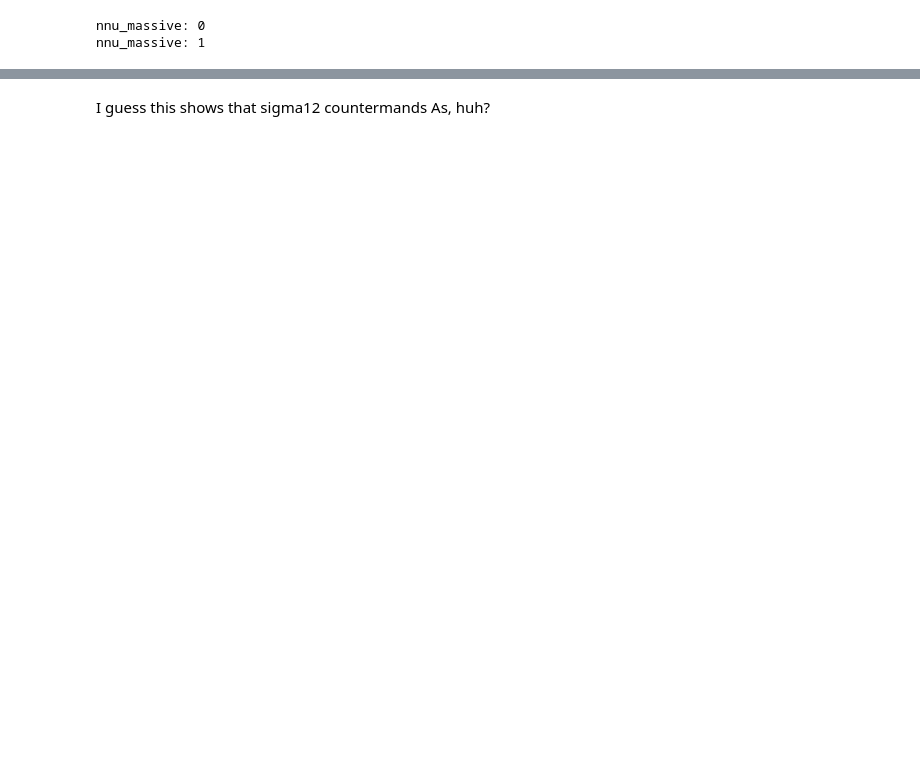
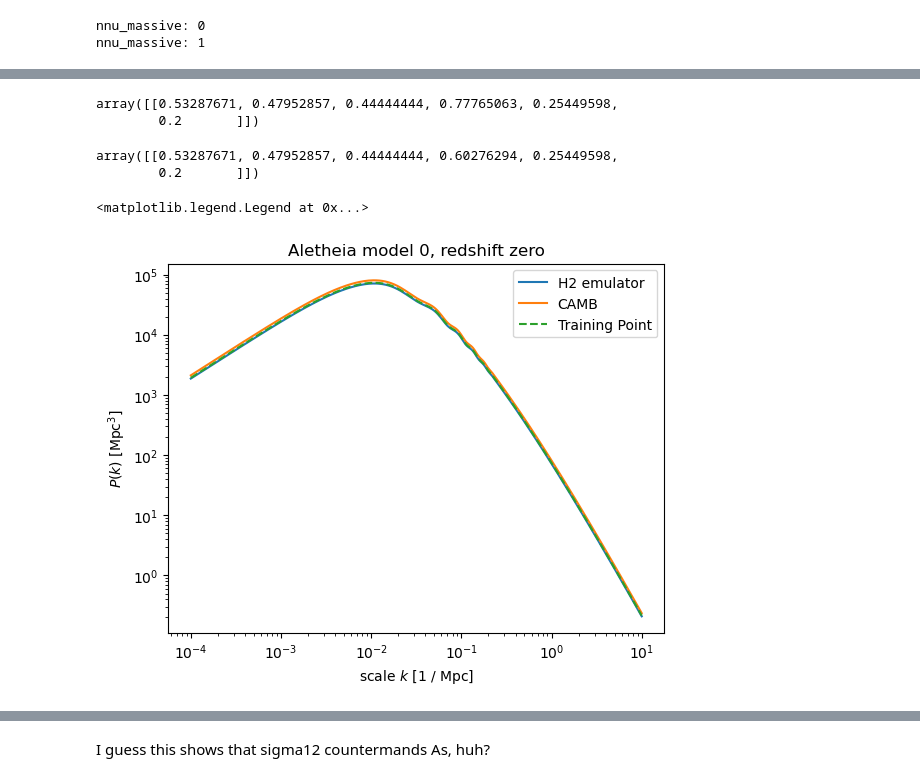
Before and after one commit to 3276908917/Master, a Jupyter notebook: CAMB_notebooks/emulator/H_massive_emulator.ipynb, the cells around one changed output, grey strips where cells are left out. Drawn from its saved outputs; the diff is of its cells as text; code cells hidden in the pictures; blank space fills up the shorter version.

```diff
--- a/CAMB_notebooks/emulator/H_massive_emulator.ipynb
+++ b/CAMB_notebooks/emulator/H_massive_emulator.ipynb
@@ -109,9 +104,6 @@ def inverse_ytransform(raw_prediction):
     return np.exp(raw_prediction * ystdev + ymu)
 # %%
 def xtransform(configuration):
-    return (configuration - xmu) / xstdev
-
-def xtransform2(configuration):
     return (configuration - xmin) / xrange
 # %%
 pb.loglog(scales, inverse_ytransform(Y_normalized[0]))
@@ -131,6 +117,6 @@ print(X_normalized.shape, Y_normalized.shape)
 # %%
 kernel = GPy.kern.RBF(input_dim=6, variance=1., lengthscale=1.)
-m = GPy.models.GPRegression(X_normalized,Y_normalized,kernel)
+m = GPy.models.GPRegression(X, Y_normalized, kernel)
 # %%
 test_omnuh2 = 0.002
 
@@ -158,20 +144,17 @@ p_m0truth2, actual_sigma12, best_z = ged.interpolate_cell(m0_with_neuts, scales)
 nnu_massive: 0
 nnu_massive: 1
 # %%
-import pickle
-
 if regenerate:
-    assert False, "you should give this emulator a new name instead of over-writing"
     m.constrain_positive('') # '' is a regex matching all parameter names
     m.optimize()
 
     m.ymu = ymu
     m.ystdev = ystdev
-    m.xmu = xmu
-    m.xstdev = xstdev
-    pickle.dump(m, open("analyses/massive_emulator_G7b.nucomet", "wb"), protocol=5)
+    m.xmin = xmin
+    m.xrange = xrange
+    pickle.dump(m, open("analyses/massive_emulator_" + emu_vlabel + ".cle", "wb"), protocol=5)
 else:
-    m = pickle.load(open("analyses/massive_emulator_G7b.nucomet", "rb"))
+    m = pickle.load(open("analyses/massive_emulator_" + emu_vlabel + ".cle", "rb"))
 # %%
 # Remember that the structure of an hc entry is DIFFERENT NOW
 # omb, omc, ns, s12, As, omnu
@@ -183,2 +176,19 @@ x
+# %%
+xtransform(x)
+# %% [output]
+array([[0.53287671, 0.47952857, 0.44444444, 0.77765063, 0.25449598,
+        0.2       ]])
+# %%
+# Remember that the structure of an hc entry is DIFFERENT NOW
+# omb, omc, ns, s12, As, omnu
+x_sigma12_2 = np.array([np.array([
+    m0_with_neuts['ombh2'], m0_with_neuts['omch2'], m0_with_neuts['n_s'],
+    s_m0truth ** 2, m0_with_neuts['A_s'], m0_with_neuts['omnuh2']
+])])
+xtransform(x_sigma12_2)
+# %% [output]
+array([[0.53287671, 0.47952857, 0.44444444, 0.60276294, 0.25449598,
+        0.2       ]])
 # %%
-guess, uncertainties = m.predict(xtransform2(x))
+# guess, uncertainties = m.predict(xtransform(x))
+guess, uncertainties = m.predict(xtransform(x))
@@ -197,12 +195,15 @@ pb.xlabel('scale $k$ [1 / Mpc]')
 # %%
 pb.plot(scales, inverse_ytransform(guess[0]),
-    label="G emulator")
+    label=emu_vlabel + " emulator")
 pb.loglog(scales, p_m0truth, label="CAMB")
 pb.loglog(scales, p_m0truth2, label="Training Point", linestyle='dashed')
 pb.title("Aletheia model 0, redshift zero")
 pb.ylabel('$P(k)$ [Mpc$^3$]')
 pb.xlabel('scale $k$ [1 / Mpc]')
 pb.legend()
+# %% [output]
+<matplotlib.legend.Legend at 0x...>
+[figure, added]
 # %%
 pb.plot(scales,
     (inverse_ytransform(guess[0]) - p_m0truth2) / p_m0truth2 * 100)
```
Also changed, not shown: parts of 29 cells of this notebook, 5 other files.
